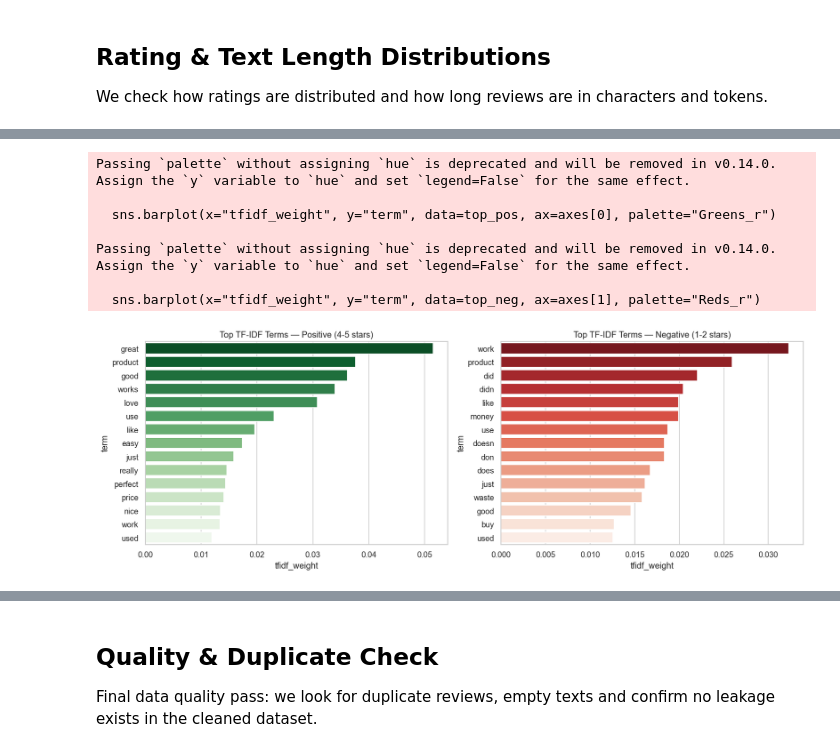
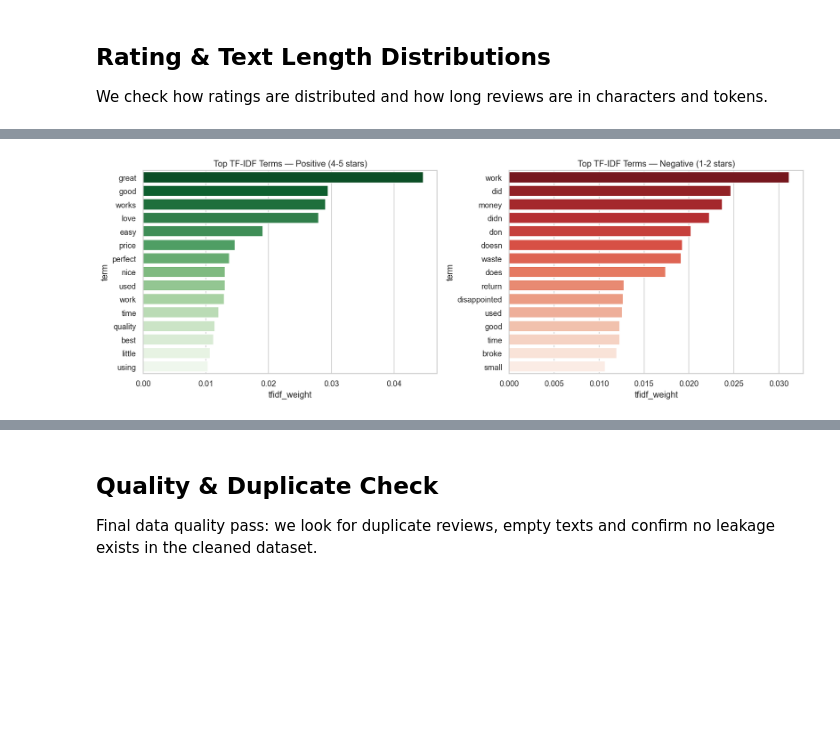
Before and after one commit to FilippoNannucci/DiscoverAI, a Jupyter notebook: 02_EDA_dani.ipynb, the cells around one changed output, grey strips where cells are left out. Drawn from its saved outputs; the diff is of its cells as text; code cells hidden in the pictures; blank space fills up the shorter version.

```diff
--- a/02_EDA_dani.ipynb
+++ b/02_EDA_dani.ipynb
@@ -31,14 +41,21 @@ Loaded 318,435 reviews
 Basic shape, column types, missing values and sample size of the final merged dataset.
 # %%
 # Corpus size and column overview
-print(f"Total reviews: {len(df):,}")
-print(f"Unique products (parent_asin): {df['parent_asin'].nunique():,}")
-print(f"Unique reviewers (user_id): {df['user_id'].nunique():,}")
+print(f"Total reviews:                  {len(df):,}")
+print(f"Unique products (parent_asin):  {df['parent_asin'].nunique():,}")
+print(f"Unique reviewers (user_id):     {df['user_id'].nunique():,}")
 print(f"Columns: {list(df.columns)}\n")
+
+# Temporal coverage
+df["timestamp"] = pd.to_datetime(df["timestamp"])
+print(f"Period: {df['timestamp'].min().date()} → {df['timestamp'].max().date()}\n")
 
 # Adding text length columns for analysis
 df["char_len"] = df["text"].astype(str).str.len()
 df["tok_len"]  = df["text"].astype(str).str.split().str.len()
 
-print(df[["char_len", "tok_len"]].describe())
+# Summary table — more readable than raw describe()
+summary = df[["char_len", "tok_len"]].agg(["mean", "median", "std", "min", "max"]).round(1)
+summary.index.name = "stat"
+print(summary)
 # %% [output]
@@ -139,39 +180,45 @@ We split reviews into positive (4-5 stars) and negative (1-2 stars) and extract
 # %%
 from sklearn.feature_extraction.text import TfidfVectorizer
 
-# Splitting into positive and negative groups (fillna to avoid vectorizer errors)
+# Splitting into positive and negative groups (3-star reviews excluded — neutral signal)
 pos_texts = df[df["rating"] >= 4]["text"].fillna("").astype(str)
 neg_texts = df[df["rating"] <= 2]["text"].fillna("").astype(str)
+all_texts  = pd.concat([pos_texts, neg_texts])
+
+# Same domain stopwords used in the n-gram analysis
+DOMAIN_STOPWORDS = [
+    "product", "buy", "amazon", "just", "really", "get", "one",
+    "use", "like", "also", "even", "would", "could", "still"
+]
+combined_stopwords = list(CountVectorizer(stop_words="english").get_stop_words()) + DOMAIN_STOPWORDS
+
+# Fit a SINGLE TF-IDF on the full corpus so weights are on the same scale
+tfidf = TfidfVectorizer(stop_words=combined_stopwords, max_features=5000, sublinear_tf=True)
+tfidf.fit(all_texts)
 
 def top_tfidf_terms(texts, n=15):
-    """Fit TF-IDF on a group of texts and return the top n terms by mean weight."""
-    tfidf = TfidfVectorizer(stop_words="english", max_features=5000, sublinear_tf=True)
-    X = tfidf.fit_transform(texts)
+    """Transform texts with the shared TF-IDF and return top n terms by mean weight."""
+    X = tfidf.transform(texts)
     mean_weights = X.mean(axis=0).A1
     top_idx = mean_weights.argsort()[-n:][::-1]
     terms = tfidf.get_feature_names_out()[top_idx]
     weights = mean_weights[top_idx]
     return pd.DataFrame({"term": terms, "tfidf_weight": weights})
 
 top_pos = top_tfidf_terms(pos_texts)
 top_neg = top_tfidf_terms(neg_texts)
 
 fig, axes = plt.subplots(1, 2, figsize=(14, 5))
 
-sns.barplot(x="tfidf_weight", y="term", data=top_pos, ax=axes[0], palette="Greens_r")
-axes[0].set_title("Top TF-IDF Terms \u2014 Positive (4-5 stars)")
+sns.barplot(x="tfidf_weight", y="term", data=top_pos, ax=axes[0], palette="Greens_r",
+            hue="term", legend=False)
+axes[0].set_title("Top TF-IDF Terms — Positive (4-5 stars)")
 
-sns.barplot(x="tfidf_weight", y="term", data=top_neg, ax=axes[1], palette="Reds_r")
-axes[1].set_title("Top TF-IDF Terms \u2014 Negative (1-2 stars)")
+sns.barplot(x="tfidf_weight", y="term", data=top_neg, ax=axes[1], palette="Reds_r",
+            hue="term", legend=False)
+axes[1].set_title("Top TF-IDF Terms — Negative (1-2 stars)")
 
 plt.tight_layout()
 plt.show()
 # %% [output]
-Passing `palette` without assigning `hue` is deprecated and will be removed in v0.14.0. Assign the `y` variable to `hue` and set `legend=False` for the same effect.
-
-  sns.barplot(x="tfidf_weight", y="term", data=top_pos, ax=axes[0], palette="Greens_r")
-
-Passing `palette` without assigning `hue` is deprecated and will be removed in v0.14.0. Assign the `y` variable to `hue` and set `legend=False` for the same effect.
-
-  sns.barplot(x="tfidf_weight", y="term", data=top_neg, ax=axes[1], palette="Reds_r")
-[figure, old version]
+[figure, new version]
```
Also changed, not shown: parts of 12 cells of this notebook.
